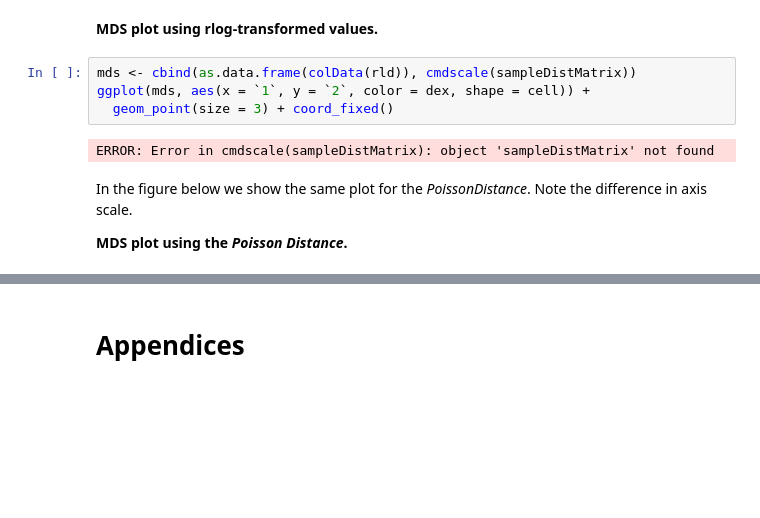
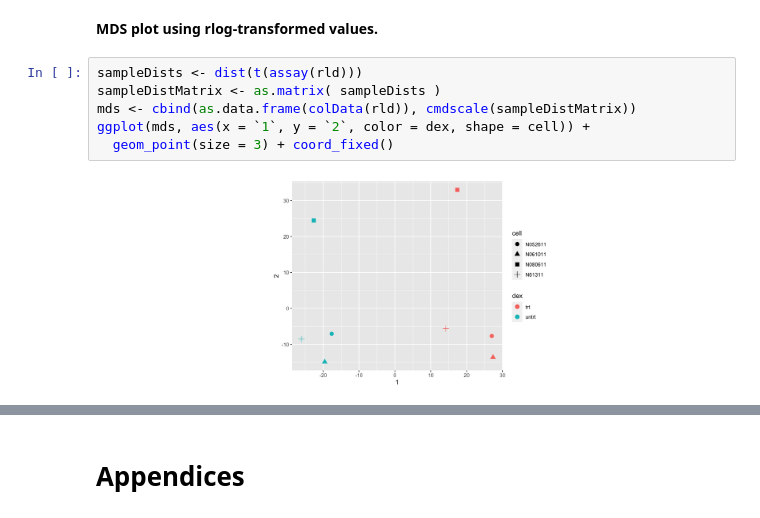
Before and after one commit to compbiocore/rnaseq_workshop_2021, a Jupyter notebook: deseq_1.ipynb, the cells around one changed output, grey strips where cells are left out. Drawn from its saved outputs; the diff is of its cells as text; blank space fills up the shorter version.

```diff
--- a/deseq_1.ipynb
+++ b/deseq_1.ipynb
@@ -602,12 +674,10 @@ This method, unlike PCA, does not show the percent of variance explained by the
 # %% [markdown]
 **MDS plot using rlog-transformed values.**
 # %%
+sampleDists <- dist(t(assay(rld)))
+sampleDistMatrix <- as.matrix( sampleDists )
 mds <- cbind(as.data.frame(colData(rld)), cmdscale(sampleDistMatrix))
 ggplot(mds, aes(x = `1`, y = `2`, color = dex, shape = cell)) +
   geom_point(size = 3) + coord_fixed()
 # %% [output]
-ERROR: Error in cmdscale(sampleDistMatrix): object 'sampleDistMatrix' not found
+[figure, added]
-# %% [markdown]
-In the figure below we show the same plot for the *PoissonDistance*.  Note the difference in axis scale.
-
-**MDS plot using the *Poisson Distance*.**
```
Also changed, not shown: parts of 28 cells of this notebook.
